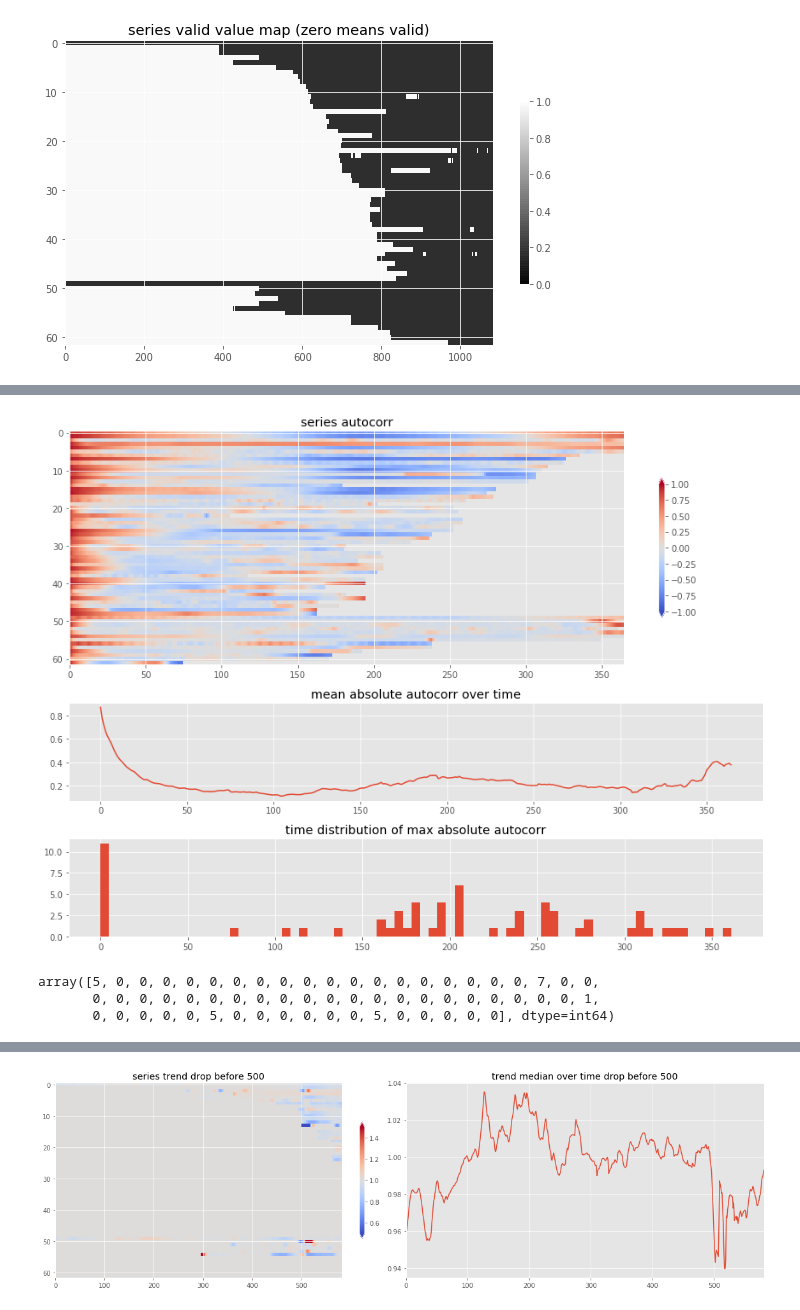
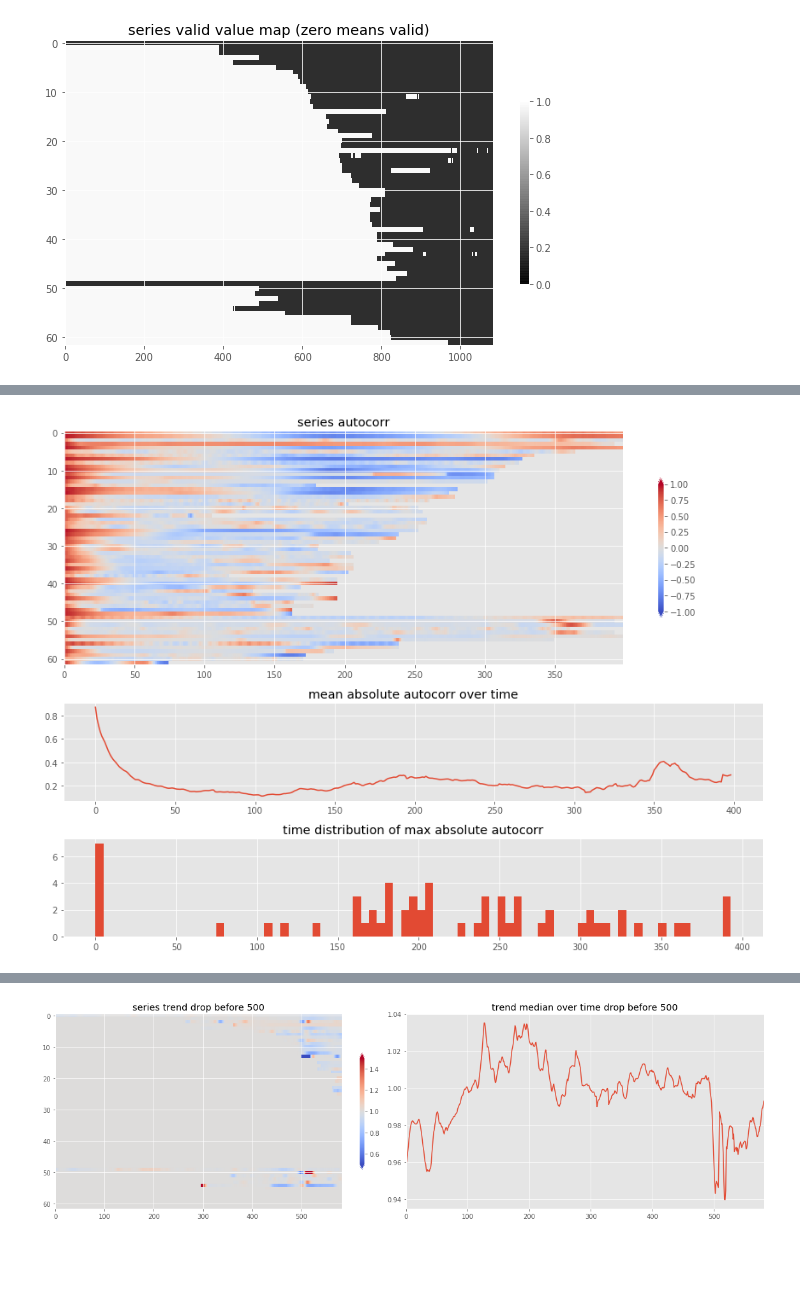
Before and after one commit to Relevation-143/Deep-Time-Series-Prediction, a Jupyter notebook: notebooks/Untitled1.ipynb, the cells around one changed output, grey strips where cells are left out. Drawn from its saved outputs; the diff is of its cells as text; code cells hidden in the pictures; blank space fills up the shorter version.

```diff
--- a/notebooks/Untitled1.ipynb
+++ b/notebooks/Untitled1.ipynb
@@ -65,13 +40,7 @@ plt.plot(analysis.autocorr[:, 364])
 # %%
-analysis.get_autocorr(np.arange(1, 366), use_smooth=True).plot_autocorr(figsize=(12, 9))
+analysis.get_autocorr(np.arange(1, 400), use_smooth=True).plot_autocorr(figsize=(12, 9))
 # %% [output]
-[figure, old version]
+[figure, new version]
-# %%
-np.argmax(np.abs(analysis.autocorr), 1)
-# %% [output]
-array([5, 0, 0, 0, 0, 0, 0, 0, 0, 0, 0, 0, 0, 0, 0, 0, 0, 0, 0, 7, 0, 0,
-       0, 0, 0, 0, 0, 0, 0, 0, 0, 0, 0, 0, 0, 0, 0, 0, 0, 0, 0, 0, 0, 1,
-       0, 0, 0, 0, 0, 5, 0, 0, 0, 0, 0, 0, 5, 0, 0, 0, 0, 0], dtype=int64)
 # %%
 analysis.autocorr.shape
 # %% [output]
```
Also changed, not shown: parts of 15 cells of this notebook, 2 other files.
